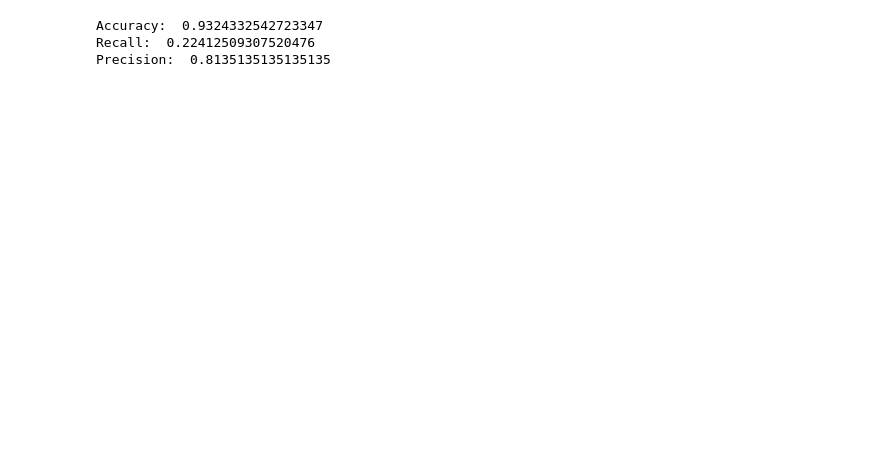
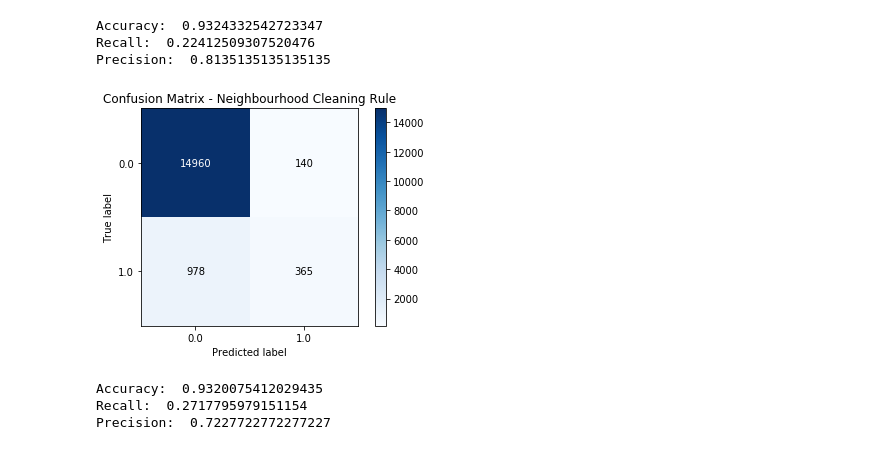
Before and after one commit to raquelcreis/hr_analytics, a Jupyter notebook: notebook.ipynb, the cells around one changed output. Saved outputs shown, nothing was run; the diff lists cells and outputs as text; code cells hidden in the pictures; blank space fills up the shorter version.

Commit message:
neighbourhood cleaning rule

```diff
--- a/notebook.ipynb
+++ b/notebook.ipynb
@@ -471,3 +461,26 @@ print("Precision: ",precision_score(y_valid,preds_valid))
 Accuracy:  0.9324332542723347
 Recall:  0.22412509307520476
 Precision:  0.8135135135135135
+# %%
+# neighbourhood cleaning rule
+
+from imblearn.under_sampling import NeighbourhoodCleaningRule
+
+ncr = NeighbourhoodCleaningRule()
+X_ncr,y_ncr= ncr.fit_resample(X_train[feat_select],y_train)
+# %%
+adc.fit(X_ncr[feat_select], y_ncr)
+preds_valid = adc.predict(X_valid[feat_select])
+skplt.metrics.plot_confusion_matrix(y_valid, preds_valid)
+plt.title('Confusion Matrix - Neighbourhood Cleaning Rule')
+plt.show()
+# %% [output]
+[figure, added]
+# %%
+print("Accuracy: ",accuracy_score(y_valid,preds_valid))
+print("Recall: ",recall_score(y_valid,preds_valid))
+print("Precision: ",precision_score(y_valid,preds_valid))
+# %% [output]
+Accuracy:  0.9320075412029435
+Recall:  0.2717795979151154
+Precision:  0.7227722772277227
```
Also changed, not shown: parts of 12 cells of this notebook.
